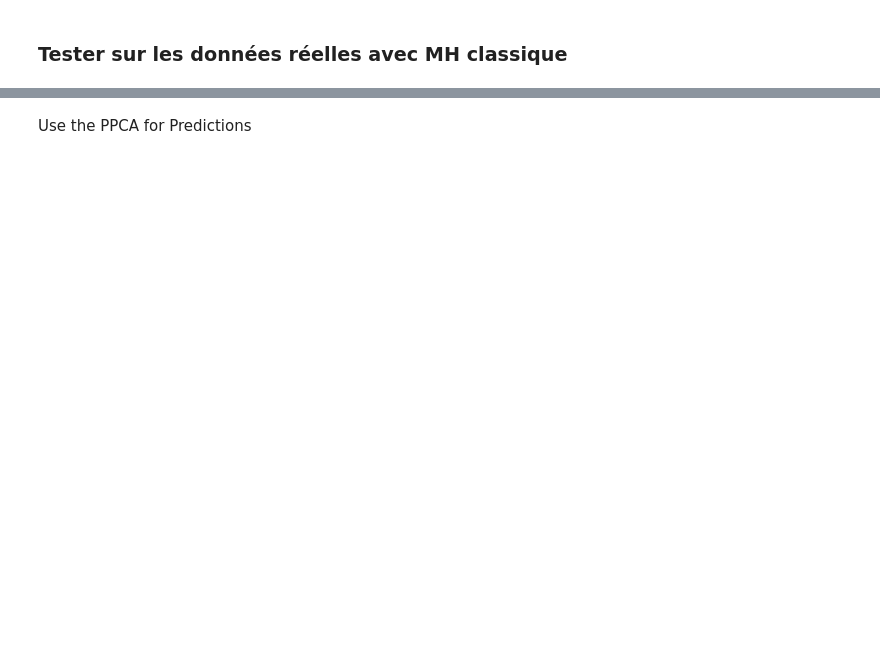
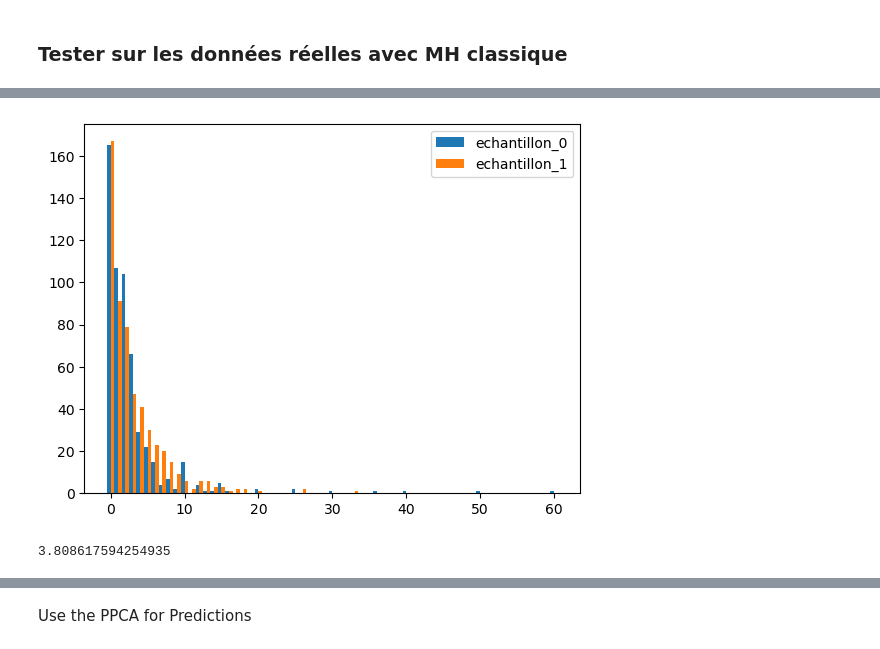
Before and after one commit to AlexandreSelvestre/Recherche-3A, a Jupyter notebook: final_simul.ipynb, the cells around one changed output, grey strips where cells are left out. Saved outputs shown, nothing was run; the diff lists cells and outputs as text; code cells hidden in the pictures; blank space fills up the shorter version.

Commit message:
compare

```diff
--- a/final_simul.ipynb
+++ b/final_simul.ipynb
@@ -738 +772,41 @@ nombre de refus [4478. 4351. 4158. 4173. 4149. 3996. 3912.] nombre attemps 5001
+# %%
+def histograms_method(li_ly, plot= True):
+    bar_width = 1/len(li_ly)
+    bar_pos = np.linspace(-0.25,0.25,len(li_ly))
+    maxi = 0
+    for ly in li_ly:
+        maxi = max(maxi,max(ly))
+    bins = [np.zeros(maxi + 1) for _ in range(len(li_ly))]
+    for i,ly in enumerate(li_ly):
+        for elem in ly:
+            bins[i][elem] += 1
+    if plot is True:
+        for i in range(len(li_ly)):
+            plt.bar(np.arange(maxi + 1) + bar_pos[i],bins[i],bar_width, label = f'echantillon_{i}')
+        plt.legend()
+        plt.show()
+    return bins
+# %%
+def compare(x_test_use,li_param,li_p,forcing = True, n_averaging = 100, plot = True):
+    li_p_force = np.zeros(len(li_p))    #pour être purement géométrique (pas de mélange ici)
+    if forcing is True:
+        li_p_use = li_p_force
+    else:
+        li_p_use = li_p
+    y_gene = gene_sample_multi(x_test_use,li_param,li_p_use,len(y_test))
+    bins_gene = histograms_method([y_test, y_gene],plot = plot)
+    bin_test, bin_gene = bins_gene
+    L2_loss = 0
+    for _ in tqdm(range(n_averaging)):
+        y_gene = gene_sample_multi(x_test_use,li_param,li_p_use,len(y_test))
+        bins_gene = histograms_method([y_test, y_gene],plot = False)
+        bin_test, bin_gene = bins_gene
+        L2_loss += np.linalg.norm(np.array(bin_test) - np.array(bin_gene))**2/len(y_test)
+    L2_loss = L2_loss/n_averaging
+    return L2_loss
+# %%
+compare(x_test_pca,li_param_pca[1800:],li_p_pca[1800:], forcing = True)
+# %% [output]
+[figure, added]
+3.808617594254935
 # %% [markdown]
```
Also changed, not shown: parts of 18 cells of this notebook, 1 other file.
